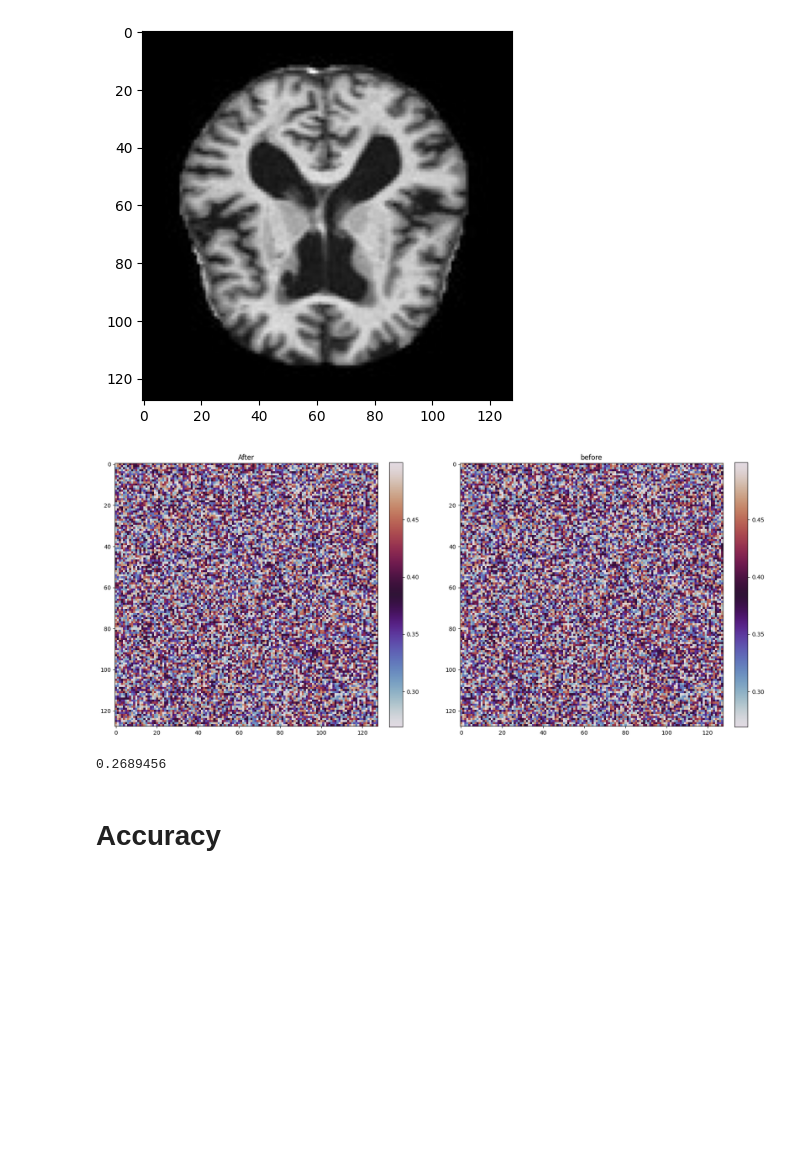
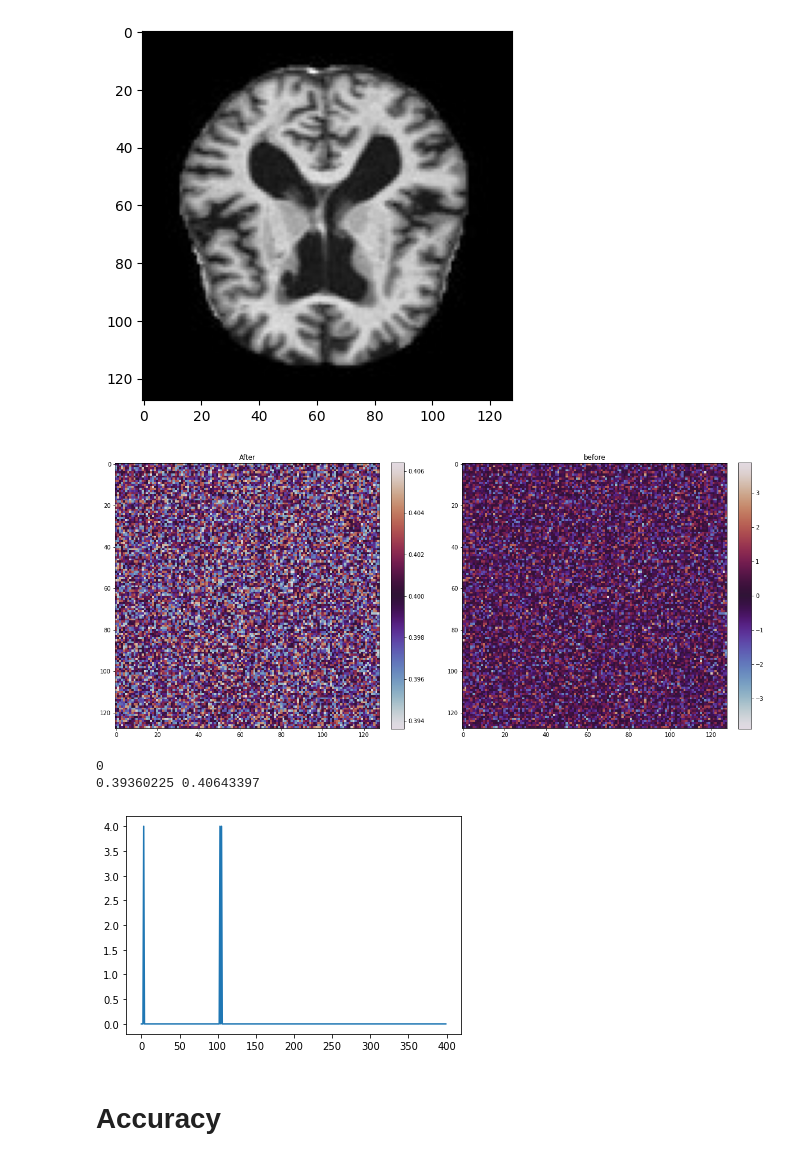
Before and after one commit to Thire399/DC-MasterThesis-2023, a Jupyter notebook: AccuracycheckerTool.ipynb, the cells around one changed output. Saved outputs shown, nothing was run; the diff lists cells and outputs as text; code cells hidden in the pictures; blank space fills up the shorter version.

```diff
--- a/AccuracycheckerTool.ipynb
+++ b/AccuracycheckerTool.ipynb
@@ -142,28 +142,33 @@ Distribution torch.Size([4032]) tensor(2016)
 [figure]
 # %%
 def sigmoid(x):
-    return 1 / (1+torch.exp(x))
+    #print(1/(1+torch.exp(-x)))
+    return 1 / (1+torch.exp(-x))
 os.chdir(os.getcwd())
 customLabel = 'After'
 x = torch.load(f'Data/Synthetic_Alzheimer_MRI/GMAfterX.pt')
 y = torch.load(f'Data/Synthetic_Alzheimer_MRI/GMBeforeX.pt')
-with torch.no_grad():
-    y = sigmoid(y[0][0]).detach().cpu().numpy()
-    x = sigmoid(x[0][0]).detach().cpu().numpy()
-    fig, ax = plt.subplots(1, 2, figsize = (20, 20))
-    ax[0].set_title('After')
-    idk1 = ax[0].imshow(x, cmap='twilight')
-    ax[1].set_title('before')
-    idk2 = ax[1].imshow(y, cmap='twilight')
-    plt.colorbar(idk1, fraction=0.046, pad=0.04)
-    plt.colorbar(idk2, fraction=0.046, pad=0.04)
-    plt.show()
-    temp = y == x
-    #print(sum(sum(temp)))
-    print(np.min(x))
+d = torch.load(f'Data/Synthetic_Alzheimer_MRI/testDistance.pt')
+y = y[0][0].detach().cpu().numpy()
+x = x[0][0].detach().cpu().numpy()
+fig, ax = plt.subplots(1, 2, figsize = (20, 20))
+ax[0].set_title('After')
+idk1 = ax[0].imshow(x, cmap='twilight')
+ax[1].set_title('before')
+idk2 = ax[1].imshow(y, cmap='twilight')
+plt.colorbar(idk1, fraction=0.046, pad=0.04)
+plt.colorbar(idk2, fraction=0.046, pad=0.04)
+plt.show()
+temp = y == x
+print(sum(sum(temp)))
+print(np.min(x), np.max(x))
+plt.plot(range(len(d)), d)
+plt.show()
 # %% [output]
-[figure, old version]
+[figure, new version]
-0.2689456
+0
+0.39360225 0.40643397
+[figure, added]
 # %% [markdown]
 # Accuracy
 # %%
```
Also changed, not shown: 1 other file.
